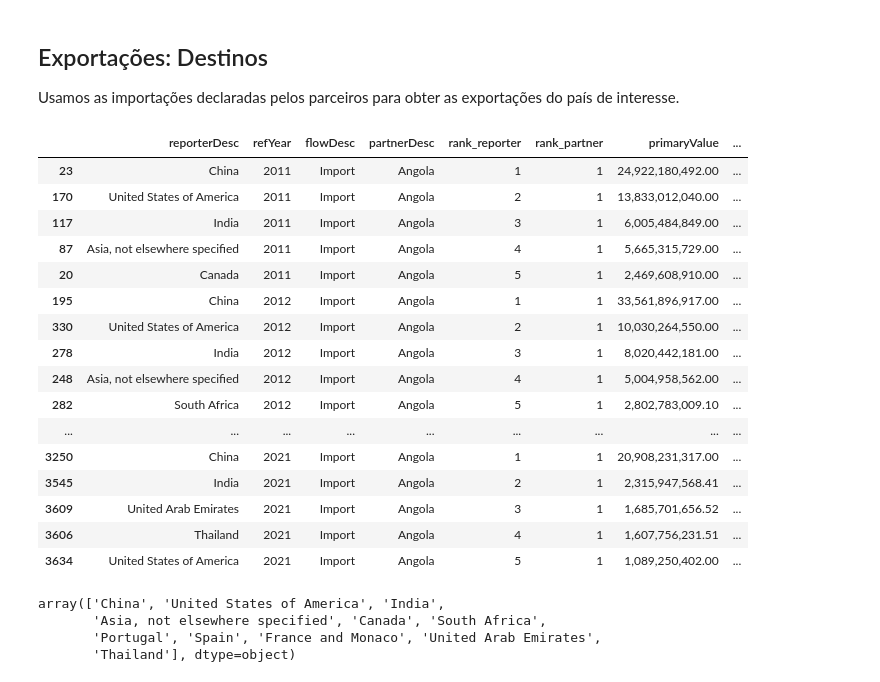
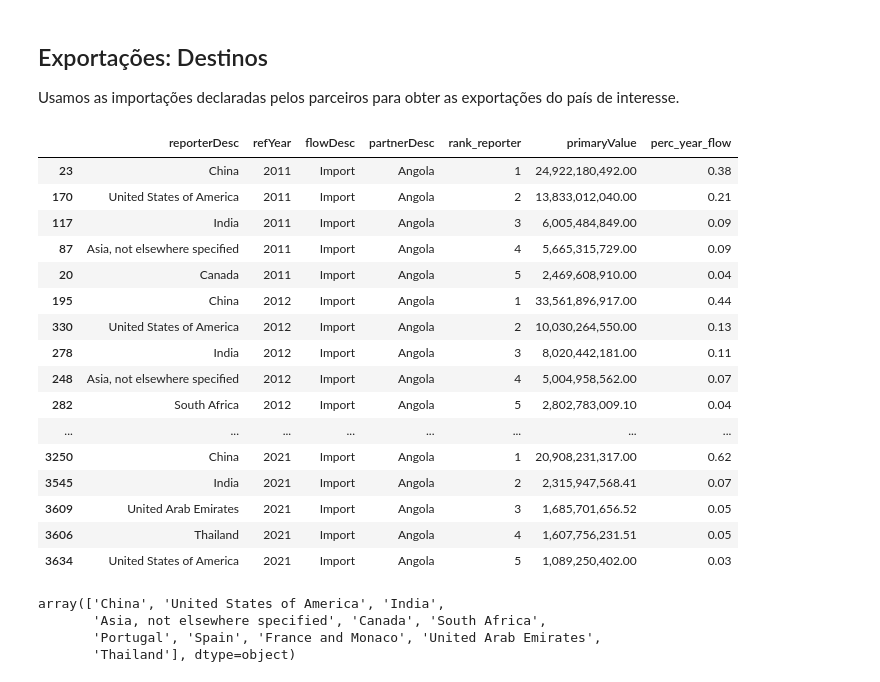
Before and after one commit to joaquimrcarvalho/cipf-comtrade, a Jupyter notebook: country_trade_profile.ipynb, the cells around one changed output. Drawn from its saved outputs; the diff is of its cells as text; code cells hidden in the pictures.

```diff
--- a/country_trade_profile.ipynb
+++ b/country_trade_profile.ipynb
@@ -107,7 +107,7 @@ trade_balance.reset_index()
 Usamos as importações declaradas pelos parceiros para obter as
 exportações do país de interesse.
 # %%
-show_ony_top=5
+show_only_top=5
 years_of_interest = comtrade.year_range(2011, 2021)
 
 # we do not specificy reporterCode, so we get all countries to report imports from country_of_interest
@@ -115,30 +115,30 @@ top_partners = comtrade.top_partners(reporterCode=None,
                                      partnerCode=country_of_interest,
                                      years=years_of_interest,
                                      flowCode='M',
-                                     rank_filter=show_ony_top)
+                                     rank_filter=show_only_top)
 # %%
 import pandas as pd
 
 pd.options.display.float_format='{:,.2f}'.format
 
-cols=['reporterDesc','refYear','flowDesc','partnerDesc','rank_reporter','rank_partner','primaryValue', 'perc_year_flow']
-top_partners[top_partners.rank_reporter<=show_ony_top].sort_values(by=['refYear','flowDesc','primaryValue'], ascending=[True,True,False])[cols]
+cols=['reporterDesc','refYear','flowDesc','partnerDesc','rank_reporter','primaryValue', 'perc_year_flow']
+top_partners[top_partners.rank_reporter<=show_only_top].sort_values(by=['refYear','flowDesc','primaryValue'], ascending=[True,True,False])[cols]
 # %% [output]
-|  | reporterDesc | refYear | flowDesc | partnerDesc | rank_reporter | rank_partner | primaryValue | ... |
-| 23 | China | 2011 | Import | Angola | 1 | 1 | 24,922,180,492.00 | ... |
-| 170 | United States of America | 2011 | Import | Angola | 2 | 1 | 13,833,012,040.00 | ... |
-| 117 | India | 2011 | Import | Angola | 3 | 1 | 6,005,484,849.00 | ... |
-| 87 | Asia, not elsewhere specified | 2011 | Import | Angola | 4 | 1 | 5,665,315,729.00 | ... |
-| 20 | Canada | 2011 | Import | Angola | 5 | 1 | 2,469,608,910.00 | ... |
-| 195 | China | 2012 | Import | Angola | 1 | 1 | 33,561,896,917.00 | ... |
-| 330 | United States of America | 2012 | Import | Angola | 2 | 1 | 10,030,264,550.00 | ... |
-| 278 | India | 2012 | Import | Angola | 3 | 1 | 8,020,442,181.00 | ... |
-| 248 | Asia, not elsewhere specified | 2012 | Import | Angola | 4 | 1 | 5,004,958,562.00 | ... |
-| 282 | South Africa | 2012 | Import | Angola | 5 | 1 | 2,802,783,009.10 | ... |
-| ... | ... | ... | ... | ... | ... | ... | ... | ... |
-| 3250 | China | 2021 | Import | Angola | 1 | 1 | 20,908,231,317.00 | ... |
-| 3545 | India | 2021 | Import | Angola | 2 | 1 | 2,315,947,568.41 | ... |
-| 3609 | United Arab Emirates | 2021 | Import | Angola | 3 | 1 | 1,685,701,656.52 | ... |
-| 3606 | Thailand | 2021 | Import | Angola | 4 | 1 | 1,607,756,231.51 | ... |
-| 3634 | United States of America | 2021 | Import | Angola | 5 | 1 | 1,089,250,402.00 | ... |
+|  | reporterDesc | refYear | flowDesc | partnerDesc | rank_reporter | primaryValue | perc_year_flow |
+| 23 | China | 2011 | Import | Angola | 1 | 24,922,180,492.00 | 0.38 |
+| 170 | United States of America | 2011 | Import | Angola | 2 | 13,833,012,040.00 | 0.21 |
+| 117 | India | 2011 | Import | Angola | 3 | 6,005,484,849.00 | 0.09 |
+| 87 | Asia, not elsewhere specified | 2011 | Import | Angola | 4 | 5,665,315,729.00 | 0.09 |
+| 20 | Canada | 2011 | Import | Angola | 5 | 2,469,608,910.00 | 0.04 |
+| 195 | China | 2012 | Import | Angola | 1 | 33,561,896,917.00 | 0.44 |
+| 330 | United States of America | 2012 | Import | Angola | 2 | 10,030,264,550.00 | 0.13 |
+| 278 | India | 2012 | Import | Angola | 3 | 8,020,442,181.00 | 0.11 |
+| 248 | Asia, not elsewhere specified | 2012 | Import | Angola | 4 | 5,004,958,562.00 | 0.07 |
+| 282 | South Africa | 2012 | Import | Angola | 5 | 2,802,783,009.10 | 0.04 |
+| ... | ... | ... | ... | ... | ... | ... | ... |
+| 3250 | China | 2021 | Import | Angola | 1 | 20,908,231,317.00 | 0.62 |
+| 3545 | India | 2021 | Import | Angola | 2 | 2,315,947,568.41 | 0.07 |
+| 3609 | United Arab Emirates | 2021 | Import | Angola | 3 | 1,685,701,656.52 | 0.05 |
+| 3606 | Thailand | 2021 | Import | Angola | 4 | 1,607,756,231.51 | 0.05 |
+| 3634 | United States of America | 2021 | Import | Angola | 5 | 1,089,250,402.00 | 0.03 |
 # %%
```
Also changed, not shown: parts of 4 cells of this notebook.
